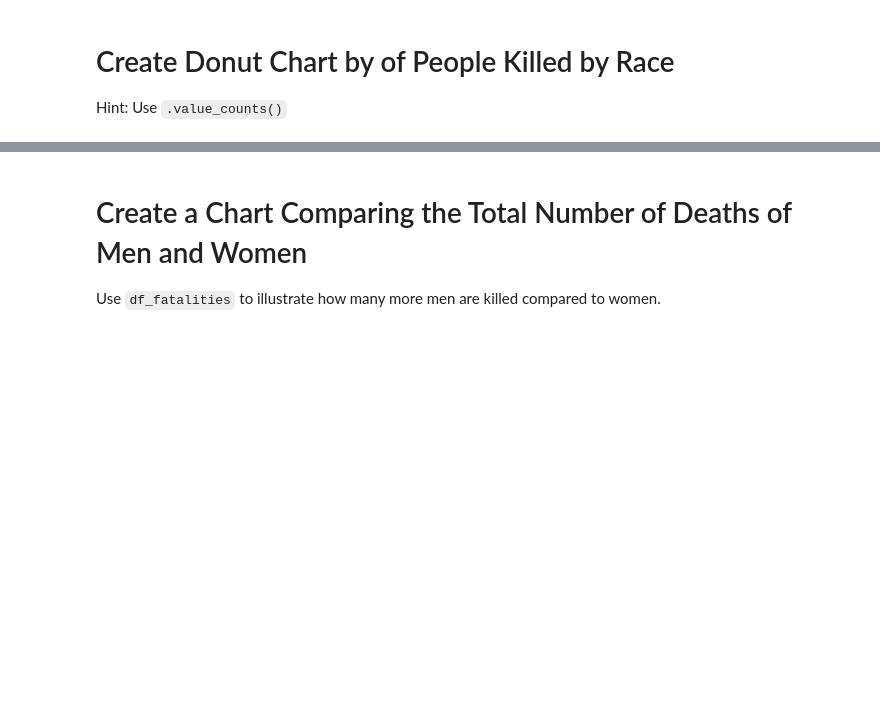
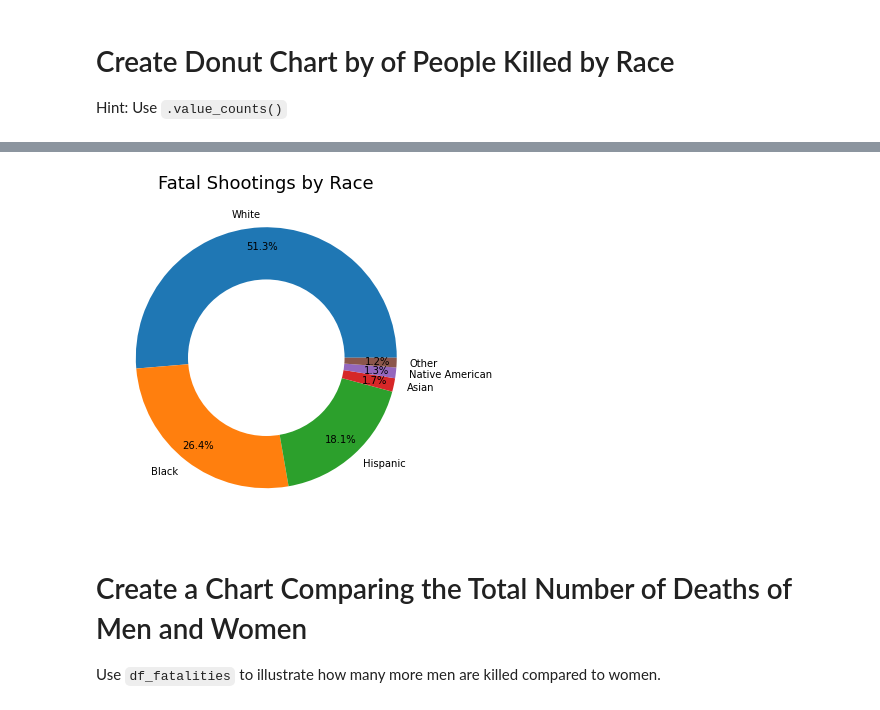
Before and after one commit to tomweinandy/100DaysOfCode, a Jupyter notebook: Projects/Day099/Fatal_Force.ipynb, the cells around one changed output, grey strips where cells are left out. Drawn from its saved outputs; the diff is of its cells as text; code cells hidden in the pictures; blank space fills up the shorter version.

Commit message:
Add some donut plots

```diff
--- a/Projects/Day099/Fatal_Force.ipynb
+++ b/Projects/Day099/Fatal_Force.ipynb
@@ -457,3 +457,15 @@ plt.show()
 # Create Donut Chart by of People Killed by Race
 
 Hint: Use `.value_counts()`
+# %%
+race_dict = {'W': 'White',
+             'B': 'Black',
+             'H': 'Hispanic',
+             'A': 'Asian',
+             'N': 'Native American',
+             'O': 'Other'}
+
+df_race = df_fatalities.dropna(subset=['race'])
+df_race['race'] = [race_dict[i] for i in df_race['race']]
+df_race = df_race.value_counts('race')
+df_race
@@ -460,3 +486,18 @@ Hint: Use `.value_counts()`
+# %%
+# Pie Chart
+plt.figure(figsize=(6,6))
+plt.pie(df_race.values, labels=df_race.index, autopct='%1.1f%%', pctdistance=0.85)
+
+# Adding Circle in Pie chart
+centre_circle = plt.Circle((0, 0), 0.60, fc='white')
+fig = plt.gcf()
+fig.gca().add_artist(centre_circle)
+
+# Format and display chart
+plt.title('Fatal Shootings by Race', fontsize=18)
+plt.show()
+# %% [output]
+[figure, added]
 # %% [markdown]
 # Create a Chart Comparing the Total Number of Deaths of Men and Women
 
```
Also changed, not shown: parts of 3 cells of this notebook.
